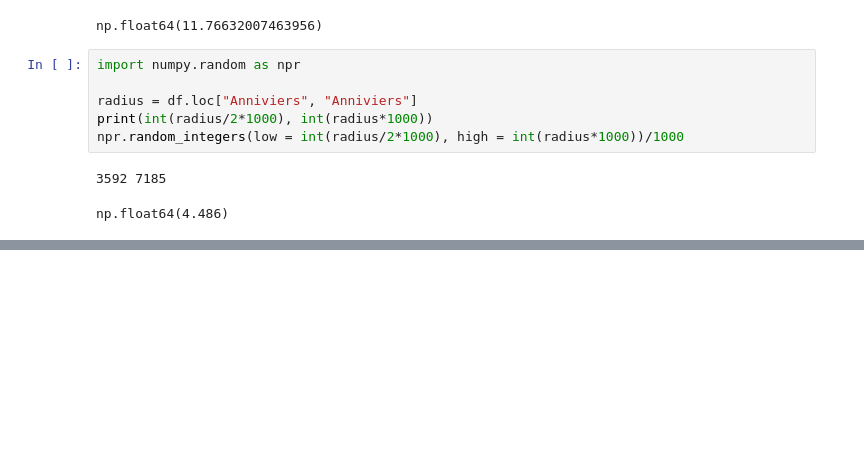
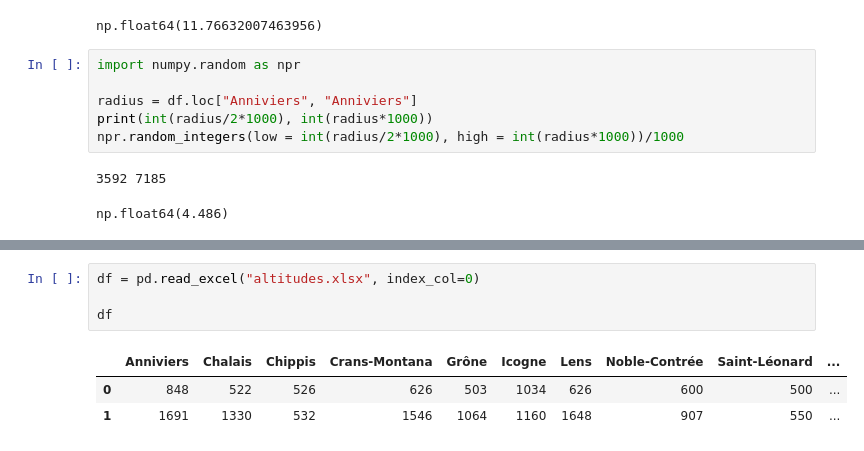
Before and after one commit to Ildsjel-EPFL/Sierre-District-Food-Drone-Delivery, a Jupyter notebook: data/distances.ipynb, the cells around one changed output, grey strips where cells are left out. Cells and saved outputs as stored; diff of their text form; blank space fills up the shorter version.

```diff
--- a/data/distances.ipynb
+++ b/data/distances.ipynb
@@ -90,0 +131,8 @@ np.float64(4.486)
+# %%
+df = pd.read_excel("altitudes.xlsx", index_col=0)
+
+df
+# %% [output]
+|  | Anniviers | Chalais | Chippis | Crans-Montana | Grône | Icogne | Lens | Noble-Contrée | Saint-Léonard | ... |
+| 0 | 848 | 522 | 526 | 626 | 503 | 1034 | 626 | 600 | 500 | ... |
+| 1 | 1691 | 1330 | 532 | 1546 | 1064 | 1160 | 1648 | 907 | 550 | ... |
```
Also changed, not shown: parts of 5 cells of this notebook, 4 other files.
